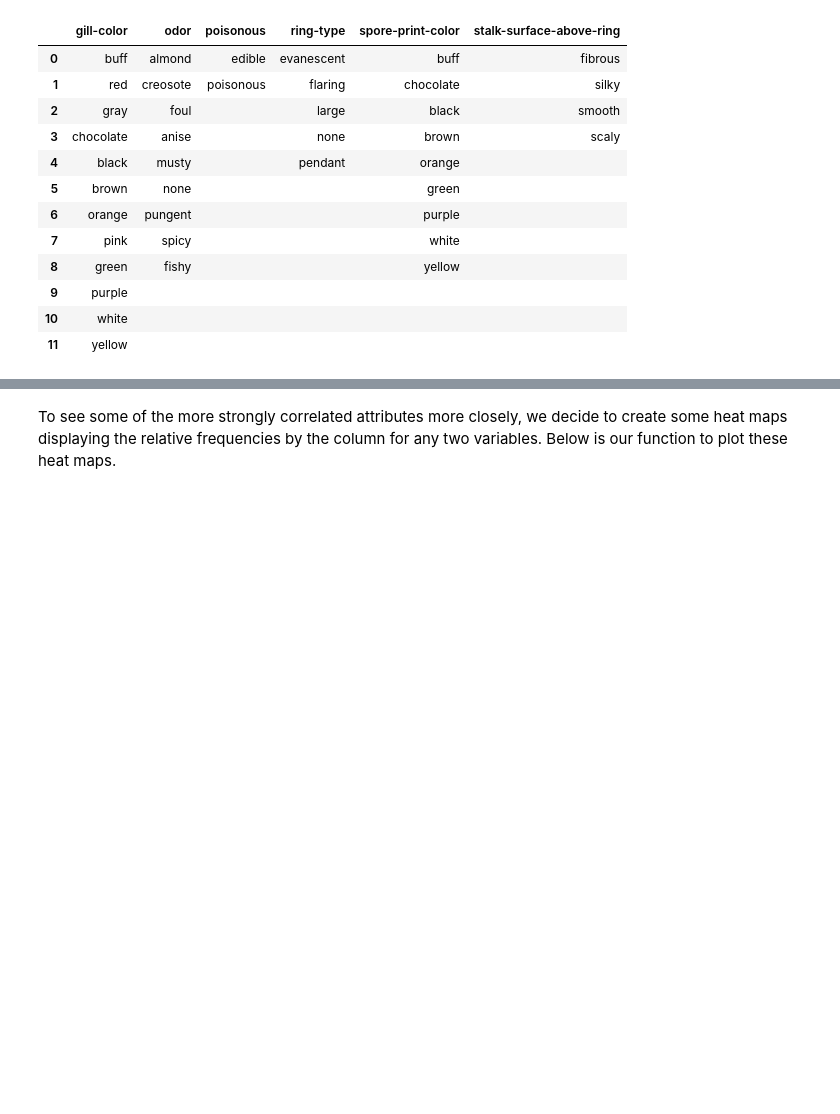
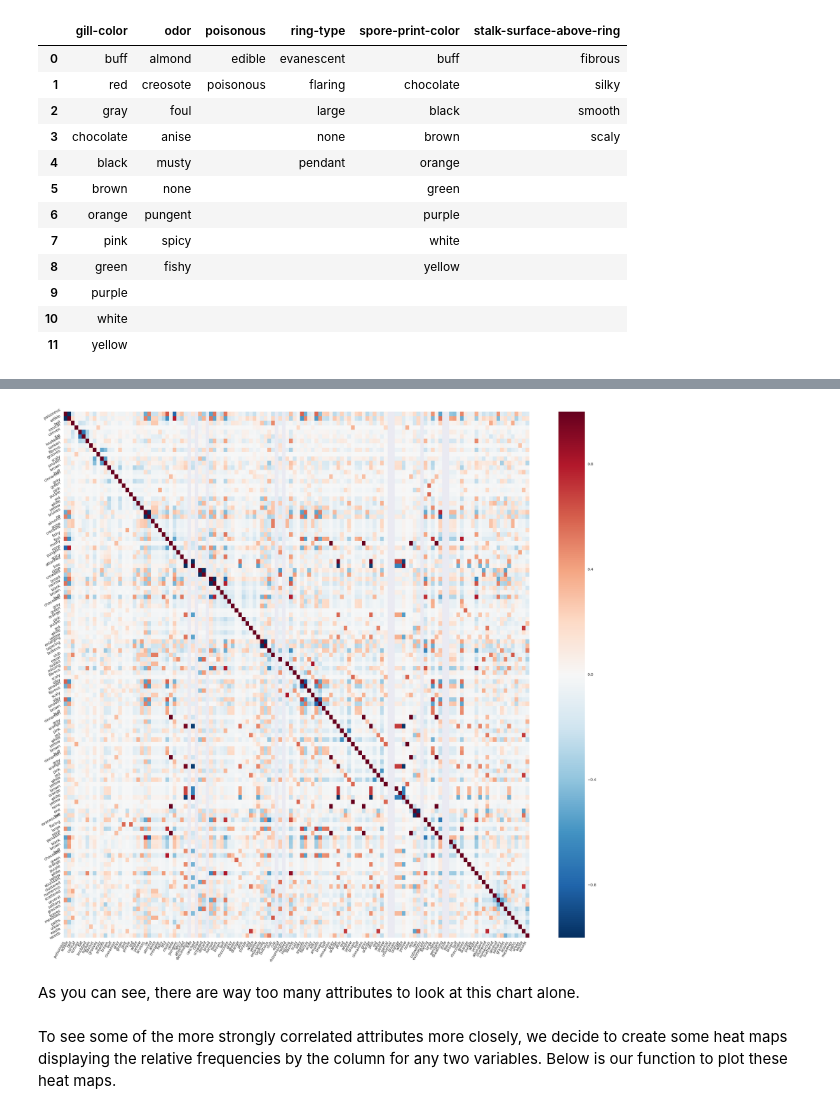
Before and after one commit to LukeWood/Mushroom-Classification, a Jupyter notebook: DraftReport.ipynb, the cells around one changed output, grey strips where cells are left out. Cells and saved outputs as stored; diff of their text form; code cells hidden in the pictures; blank space fills up the shorter version.

Commit message:
add giant heatmaps code

```diff
--- a/DraftReport.ipynb
+++ b/DraftReport.ipynb
@@ -73,16 +73,16 @@ import pandas as pd
 import numpy as np
 import requests
 
-target_url = 'https://raw.githubusercontent.com/LukeWoodSMU/Mushroom-Classification/master/raw_data/descriptors.txt'
-data = requests.get(target_url).text
+descriptors_url = 'https://raw.githubusercontent.com/LukeWoodSMU/Mushroom-Classification/master/raw_data/descriptors.txt'
+descriptors = requests.get(descriptors_url).text
 
 def get_attribute_dictionary():
     # Loads from the descriptors file all attributes w/ mapping to their mappings
-    return dict([(x.split(":")[0],dict([[y.split("=")[1].strip(),y.split("=")[0].strip()] for y in x.split(":")[1].split(",")])) for x in data.splitlines()])
+    return dict([(x.split(":")[0],dict([[y.split("=")[1].strip(),y.split("=")[0].strip()] for y in x.split(":")[1].split(",")])) for x in descriptors.splitlines()])
 
 
 def get_data_frame(remove_dups=False):
-    attribute_names = [x.split(":")[0] for x in data.splitlines()]
+    attribute_names = [x.split(":")[0] for x in descriptors.splitlines()]
     df = pd.read_csv('https://raw.githubusercontent.com/LukeWoodSMU/Mushroom-Classification/master/raw_data/agaricus-lepiota.data.txt',names=attribute_names)
 
     for col in df.columns:
@@ -394,3 +393,35 @@ As you can see, there are way too many attributes to look at this chart alone.
+# %%
+
+df = get_data_frame()
+attr_dict = get_attribute_dictionary()
+
+data = []
+for attribute in attr_dict:
+    for sub_attr in attr_dict[attribute]:
+        data.append((attr_dict[attribute][sub_attr],[1 if x==sub_attr else 0 for x in df[attribute]]))
+
+        l = [x[1] for x in data]
+
+corr_df = pd.DataFrame(np.array(l).transpose(), columns=[x[0] for x in data]).corr().dropna(thresh=1).drop("distant")
+
+
+fig, ax = plt.subplots(figsize=(28,28))
+
+sns.heatmap(corr_df)
+fig.autofmt_xdate()
+
+locs, labels = plt.yticks()
+plt.setp(labels,rotation=30)
+
+locs, labels = plt.xticks()
+plt.setp(labels,rotation=60)
+
+
+plt.show()
+# %% [output]
+[figure, added]
+# %% [markdown]
+As you can see, there are way too many attributes to look at this chart alone.
 # %% [markdown]
 To see some of the more strongly correlated attributes more closely, we decide to create some heat maps displaying the relative frequencies by the column for any two variables. Below is our function to plot these heat maps.
 # %%
```
Also changed, not shown: parts of 2 cells of this notebook.
